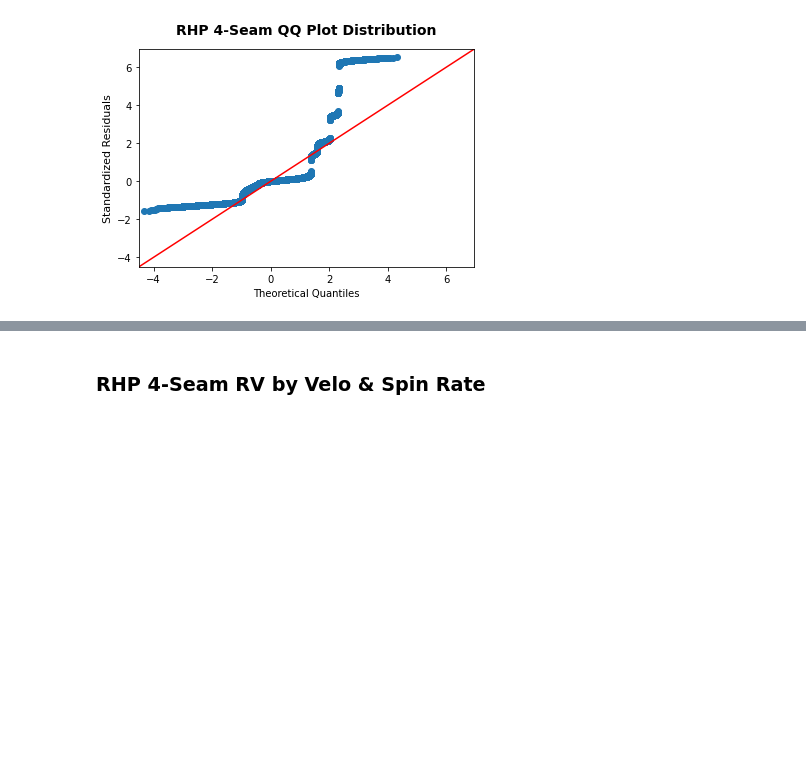
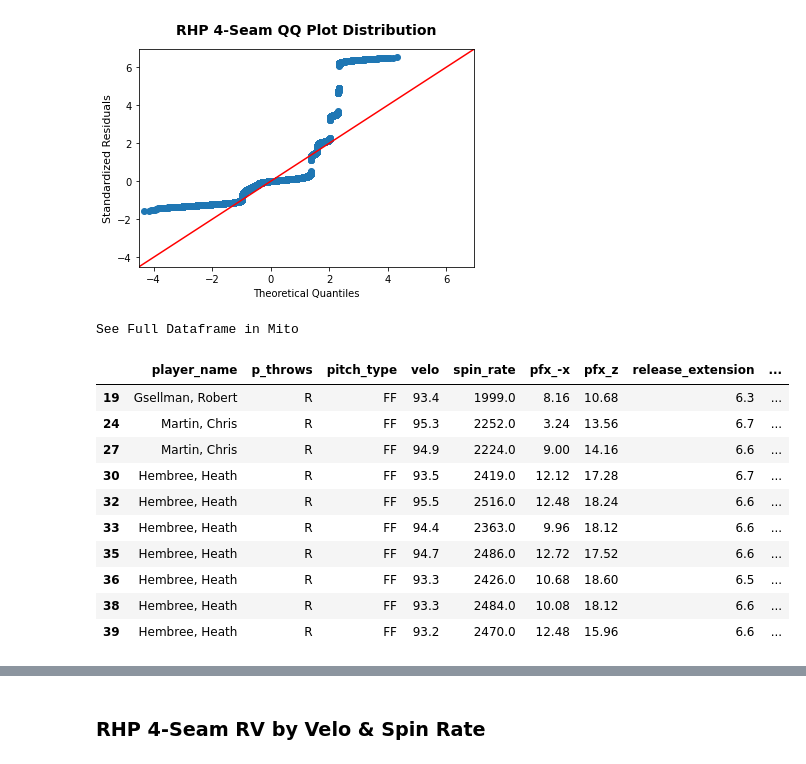
Before and after one commit to anthonyzurke/pitch-model, a Jupyter notebook: notebooks/model-pitch-quality-lr-Copy1.ipynb, the cells around one changed output, grey strips where cells are left out. Saved outputs shown, nothing was run; the diff lists cells and outputs as text; code cells hidden in the pictures; blank space fills up the shorter version.

```diff
--- a/notebooks/model-pitch-quality-lr-Copy1.ipynb
+++ b/notebooks/model-pitch-quality-lr-Copy1.ipynb
@@ -351,3 +266,19 @@ plt.ylabel('Standardized Residuals', fontsize = 11)
 plt.title('RHP 4-Seam QQ Plot Distribution', fontsize = 14, fontweight = 'bold', pad = 15);
 # %% [output]
 [figure]
+# %%
+ff_r['pred_rv'] = round(pred_ff_r, 3)
+ff_r.head(10)
+# %% [output]
+See Full Dataframe in Mito
+|  | player_name | p_throws | pitch_type | velo | spin_rate | pfx_-x | pfx_z | release_extension | ... |
+| 19 | Gsellman, Robert | R | FF | 93.4 | 1999.0 | 8.16 | 10.68 | 6.3 | ... |
+| 24 | Martin, Chris | R | FF | 95.3 | 2252.0 | 3.24 | 13.56 | 6.7 | ... |
+| 27 | Martin, Chris | R | FF | 94.9 | 2224.0 | 9.00 | 14.16 | 6.6 | ... |
+| 30 | Hembree, Heath | R | FF | 93.5 | 2419.0 | 12.12 | 17.28 | 6.7 | ... |
+| 32 | Hembree, Heath | R | FF | 95.5 | 2516.0 | 12.48 | 18.24 | 6.6 | ... |
+| 33 | Hembree, Heath | R | FF | 94.4 | 2363.0 | 9.96 | 18.12 | 6.6 | ... |
+| 35 | Hembree, Heath | R | FF | 94.7 | 2486.0 | 12.72 | 17.52 | 6.6 | ... |
+| 36 | Hembree, Heath | R | FF | 93.3 | 2426.0 | 10.68 | 18.60 | 6.5 | ... |
+| 38 | Hembree, Heath | R | FF | 93.3 | 2484.0 | 10.08 | 18.12 | 6.6 | ... |
+| 39 | Hembree, Heath | R | FF | 93.2 | 2470.0 | 12.48 | 15.96 | 6.6 | ... |
```
Also changed, not shown: parts of 18 cells of this notebook, 4 other files.
